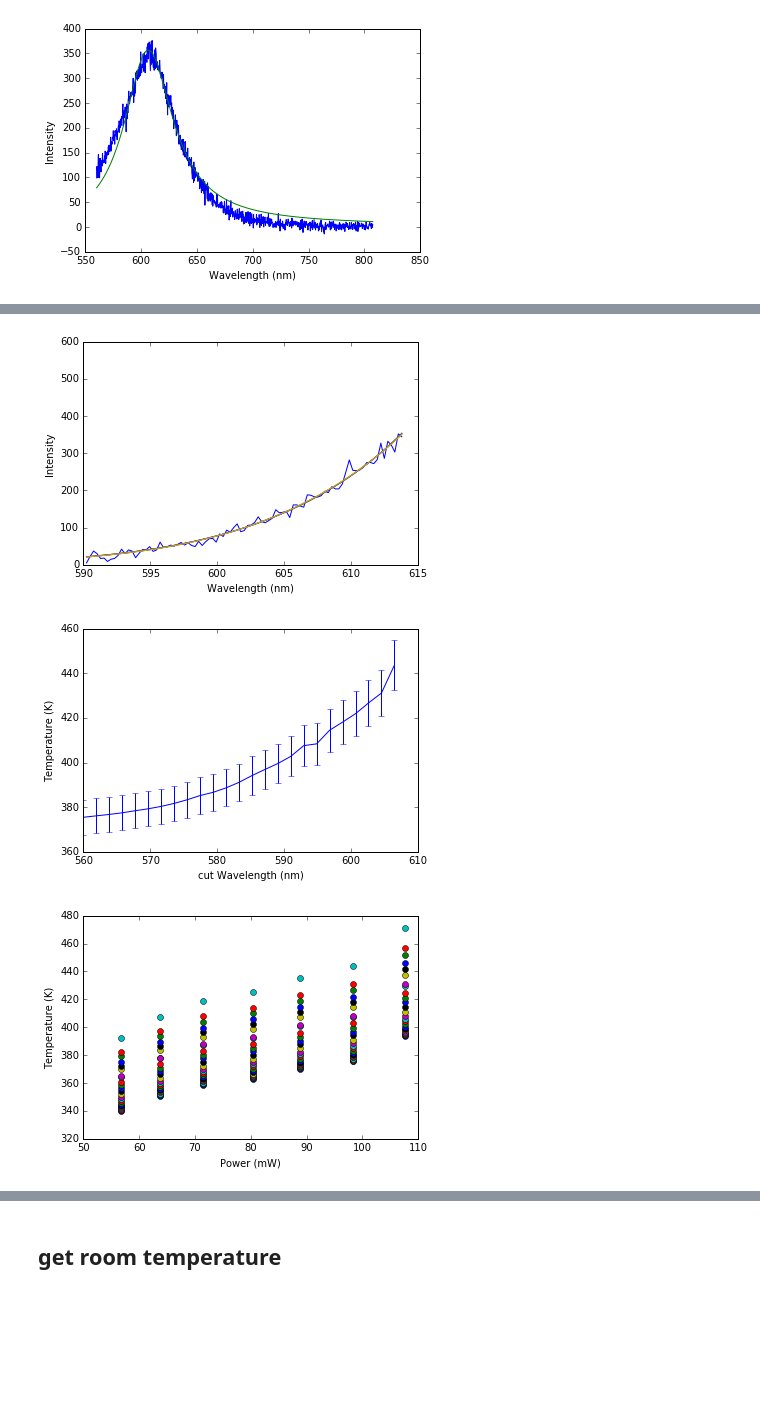
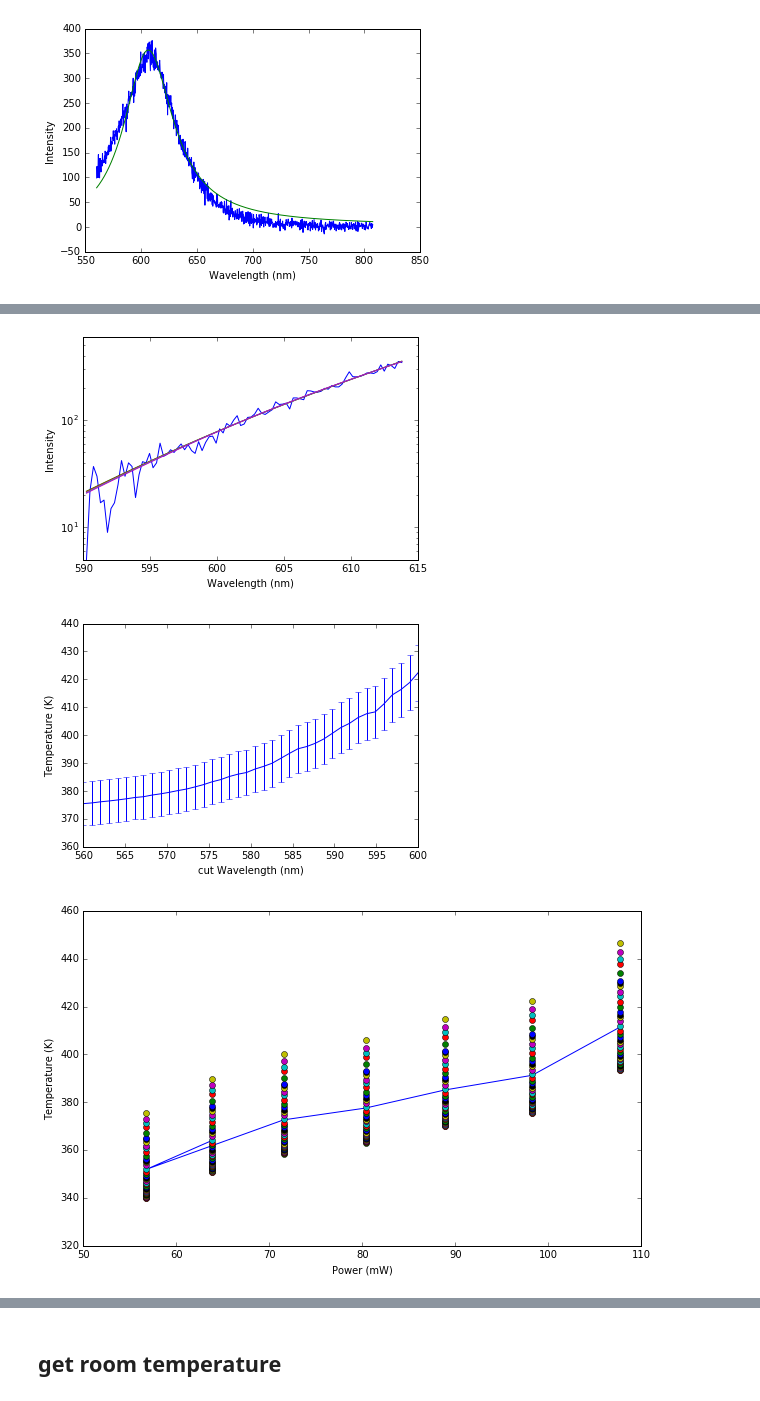
Before and after one commit to aquilesC/Anti-Stokes-Paper, a Jupyter notebook: Figures/Supplementary/09_Error_vs_Wavelength/Analyze_Errors_MC.ipynb, the cells around one changed output, grey strips where cells are left out. Drawn from its saved outputs; the diff is of its cells as text; code cells hidden in the pictures; blank space fills up the shorter version.

```diff
--- a/Figures/Supplementary/09_Error_vs_Wavelength/Analyze_Errors_MC.ipynb
+++ b/Figures/Supplementary/09_Error_vs_Wavelength/Analyze_Errors_MC.ipynb
@@ -163,6 +168,6 @@ SPR width = (0.180  +/- 0.002)eV
 # %%
 # define the wavelengths to cut the curve and fit for each cut value
-cut_wl = np.linspace(560,SPR,25)
+cut_wl = np.linspace(560,600,40)
 
 popt = np.zeros((4, len(cut_wl)))
 perr = np.zeros((len(cut_wl),))
@@ -242,12 +295,13 @@ for l_range in range(len(cut_wl)):
 # %%
 f2 = plt.figure(figsize=(6,4), dpi=600)
 plt.plot(wavelength[r], spec_633[r,1]-spec_633_bkg[r,1])
-for l_range in range(0,len(cut_wl),5):
+for l_range in range(0,len(cut_wl),10):
     P = popt[:,l_range]
     plt.plot(wavelength[r], temp_fitting(1239.8/wavelength[r],T[0,1,l_range],T[1,1,l_range]))
 
 plt.xlabel('Wavelength (nm)')
 plt.ylabel('Intensity')
+plt.yscale('log')
 plt.ylim((0,600))
 # plt.xlim((580,633))
 plt.show()
@@ -260,5 +314,5 @@ plt.ylabel('Temperature (K)')
 #plt.xlim((580,633))
 plt.show()
 # %% [output]
-[figure, old version]
+[figure, new version]
-[figure, old version]
+[figure, new version]
@@ -265,14 +326,23 @@ plt.show()
 # %%
-fig = plt.figure(figsize=(6,4), dpi=300)
+# plot temperature results
+fig = plt.figure(figsize=(10,6), dpi=600)
+# plt.subplot(2,1,1)
+plt.errorbar(power_sp,Tmed,eTmed)
+plt.xlabel('Power (mW)')
+plt.ylabel('Temperature (K)')
+# plt.show()
+
+#fig = plt.figure(figsize=(6,4), dpi=300)
+# plt.subplot(2,1,2)
 plt.plot(power_sp[:], T[1,:,:],'o')
 plt.xlabel('Power (mW)')
 plt.ylabel('Temperature (K)')
 plt.show()
 
 # fig = plt.figure(figsize=(4,3), dpi=300)
 # plt.plot(power_sp[:], T[0,:,:],'o')
 # plt.xlabel('Power (mW)')
 # plt.ylabel('Temperature (K)')
 # plt.show()
 # %% [output]
-[figure, old version]
+[figure, new version]
```
Also changed, not shown: parts of 11 cells of this notebook, 13 other files.
